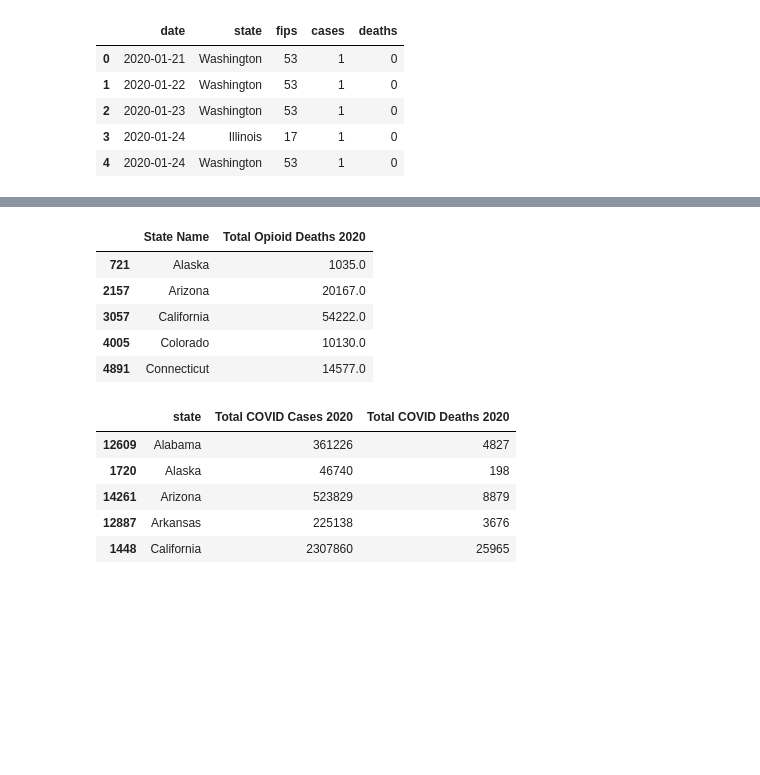
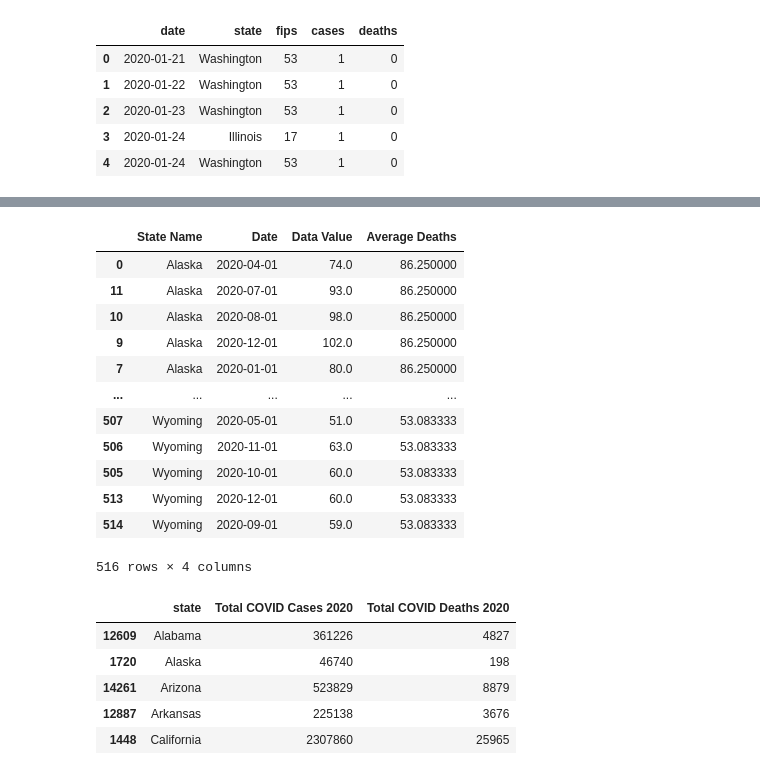
Before and after one commit to AM-Mahon/data-mining-semester-project, a Jupyter notebook: Data Cleaning Template.ipynb, the cells around one changed output, grey strips where cells are left out. Saved outputs shown, nothing was run; the diff lists cells and outputs as text; code cells hidden in the pictures; blank space fills up the shorter version.

```diff
--- a/Data Cleaning Template.ipynb
+++ b/Data Cleaning Template.ipynb
@@ -228,10 +140,10 @@ file_path4 = '../data-mining-semester-project/data/VSRR_Provisional_Drug_Overdos
 dfTypeDrug = pd.read_csv(file_path4)
 
 # dfTypeDrug=dfTypeDrug.dropna(subset =["Predicted Value"],).copy()
-dfTypeDrug = dfTypeDrug.drop(["Period"],1)
+dfTypeDrug = dfTypeDrug.drop(["Period"],axis=1)
 # dfTypeDrug = dfTypeDrug.drop(["State Name"],1)
-dfTypeDrug = dfTypeDrug.drop(["Footnote"],1)
-dfTypeDrug = dfTypeDrug.drop(["Footnote Symbol"],1)
+dfTypeDrug = dfTypeDrug.drop(["Footnote"],axis=1)
+dfTypeDrug = dfTypeDrug.drop(["Footnote Symbol"],axis=1)
 
 # for now, just using "Opioids (T40.0-T40.4,T40.6)" as the data
 dfTypeDrug = dfTypeDrug[(dfTypeDrug['Indicator'] == "Opioids (T40.0-T40.4,T40.6)")]
@@ -239,8 +151,8 @@ dfTypeDrug = dfTypeDrug[(dfTypeDrug['Indicator'] == "Opioids (T40.0-T40.4,T40.6)
 # changing Month and Year columns to "date" column for easier plotting
 dfTypeDrug['Date'] = dfTypeDrug['Month'].map(str)+ '-' +dfTypeDrug['Year'].map(str)
 dfTypeDrug['Date'] = pd.to_datetime(dfTypeDrug['Date']) #, format='%m-%Y') #.dt.strftime('%m-%Y')
-dfTypeDrug = dfTypeDrug.drop(["Year"],1)
-dfTypeDrug = dfTypeDrug.drop(["Month"],1)
+dfTypeDrug = dfTypeDrug.drop(["Year"],axis=1)
+dfTypeDrug = dfTypeDrug.drop(["Month"],axis=1)
 dfTypeDrug.head()
 
 dfTypeDrug = dfTypeDrug[(dfTypeDrug['State'] != "US")]
@@ -292,34 +204,73 @@ def descriptivestatistics(df, col_header):
 # %%
 # opioid data
 # filter out non-opioid statistics for VSRR
 # what do we want to use as our y-axis:
     # we could use "Number of Drug Overdose Deaths"
     # or use just "Opioids (T40.0-T40.4,T40.6)" which covers all the diff types of opioids <-- gonna lean towards this
 # do we want to use predicted values for data over raw value because this is provisional and they have that available?
 # ^ for now i'm not going to because it's not for sure but it shouldn't be hard to just replace the data value
 # also large portions of missing data, I assume we can use regression (used mean instead) to make predictions on what that data may have been (or we could just drop those values)
 dfOpioid2020 = dfTypeDrug[(dfTypeDrug['Date'] >= '2020-01-01') & (dfTypeDrug['Date'] <= '2020-12-31')]
 dfOpioid2020 = dfOpioid2020[['State Name', 'Date', 'Data Value']]
 dfOpioid2020 = dfOpioid2020.sort_values('State Name')
 dfOpioid2020['Total Deaths'] = (dfOpioid2020.groupby([pd.Grouper(key='State Name')])['Data Value'].transform('sum'))
 dfOpioid2020['Total Available Months'] = (dfOpioid2020.groupby([pd.Grouper(key='State Name')])['Data Value'].transform('count'))
 TotalDeaths = dfOpioid2020['Total Deaths'].to_numpy()
 TotalMonths = dfOpioid2020['Total Available Months'].to_numpy()
 NewTotalDeaths = np.array(TotalDeaths/TotalMonths * 12)
 NewTotalDeaths = pd.DataFrame(NewTotalDeaths)
 dfOpioid2020.insert(2, "Total Opioid Deaths 2020", NewTotalDeaths)
 # dfOpioid2020 = dfOpioid2020.sort_values('Total Available Months')
 # dfOpioid2020
+dfOpioid2020byMonth = dfOpioid2020.copy()
 dfOpioid2020 = dfOpioid2020.iloc[:,[0,2]]
 dfOpioid2020 = dfOpioid2020.drop_duplicates()
-dfOpioid2020.head()
+
+dfOpioid2020byMonth = dfOpioid2020byMonth.iloc[:,[0,1,3]]
+
+# # fill in df if the state does not have data for a month (likely January/February/March)
+# # this solution really sucks computationally but I guess it works
+
+# I dislike this solution so much but it works I guess
+dfOpioid2020byMonth['Average Deaths'] = (dfOpioid2020byMonth.groupby([pd.Grouper(key='State Name')])['Data Value'].transform('mean'))
+
+dflist = []
+for x in stateswithavailabledata:
+    dflist.append(dfOpioid2020byMonth[(dfOpioid2020byMonth['State Name'] == x)].copy())
+
+emptyrows = []
+
+for x in dflist:
+    x_datearray = x['Date'].to_numpy()
+    x_statearray = x['State Name'].to_numpy()
+    x_data = x['Data Value'].to_numpy()
+    x_avgdata = x['Average Deaths'].to_numpy()
+    for i, x in enumerate(x_data):
+        if np.isnan(x_data[i]):
+            emptyrows.append([x_statearray[i], date, x_avgdata[i], x_avgdata[i]])
+
+
+headers = dfOpioid2020byMonth.iloc[0]
+emptyrows = pd.DataFrame(emptyrows)
+emptyrows = emptyrows.rename(columns = {0:"State Name", 1:"Date", 2:"Data Value", 3:"Average Deaths"})
+dfOpioid2020byMonth = dfOpioid2020byMonth.append(emptyrows, ignore_index = True)
+dfOpioid2020byMonth = dfOpioid2020byMonth.sort_values('State Name')
+dfOpioid2020byMonth = dfOpioid2020byMonth.dropna()
+dfOpioid2020byMonth
 # %% [output]
-|  | State Name | Total Opioid Deaths 2020 |
-| 721 | Alaska | 1035.0 |
-| 2157 | Arizona | 20167.0 |
-| 3057 | California | 54222.0 |
-| 4005 | Colorado | 10130.0 |
-| 4891 | Connecticut | 14577.0 |
+|  | State Name | Date | Data Value | Average Deaths |
+| 0 | Alaska | 2020-04-01 | 74.0 | 86.250000 |
+| 11 | Alaska | 2020-07-01 | 93.0 | 86.250000 |
+| 10 | Alaska | 2020-08-01 | 98.0 | 86.250000 |
+| 9 | Alaska | 2020-12-01 | 102.0 | 86.250000 |
+| 7 | Alaska | 2020-01-01 | 80.0 | 86.250000 |
+| ... | ... | ... | ... | ... |
+| 507 | Wyoming | 2020-05-01 | 51.0 | 53.083333 |
+| 506 | Wyoming | 2020-11-01 | 63.0 | 53.083333 |
+| 505 | Wyoming | 2020-10-01 | 60.0 | 53.083333 |
+| 513 | Wyoming | 2020-12-01 | 60.0 | 53.083333 |
+| 514 | Wyoming | 2020-09-01 | 59.0 | 53.083333 |
+516 rows × 4 columns
 # %%
 # COVID data
 # filter out states we don't care about
```
Also changed, not shown: parts of 8 cells of this notebook.
